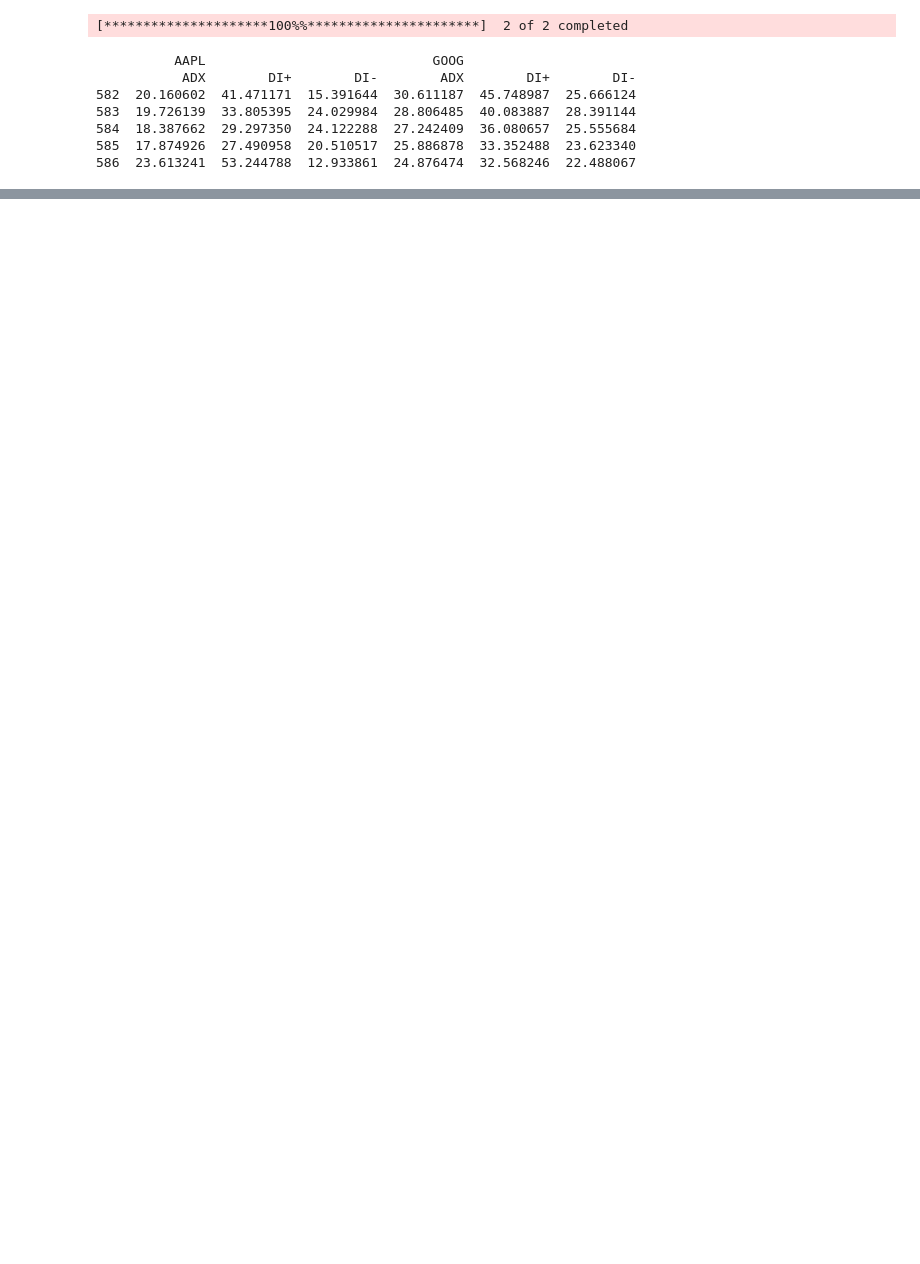
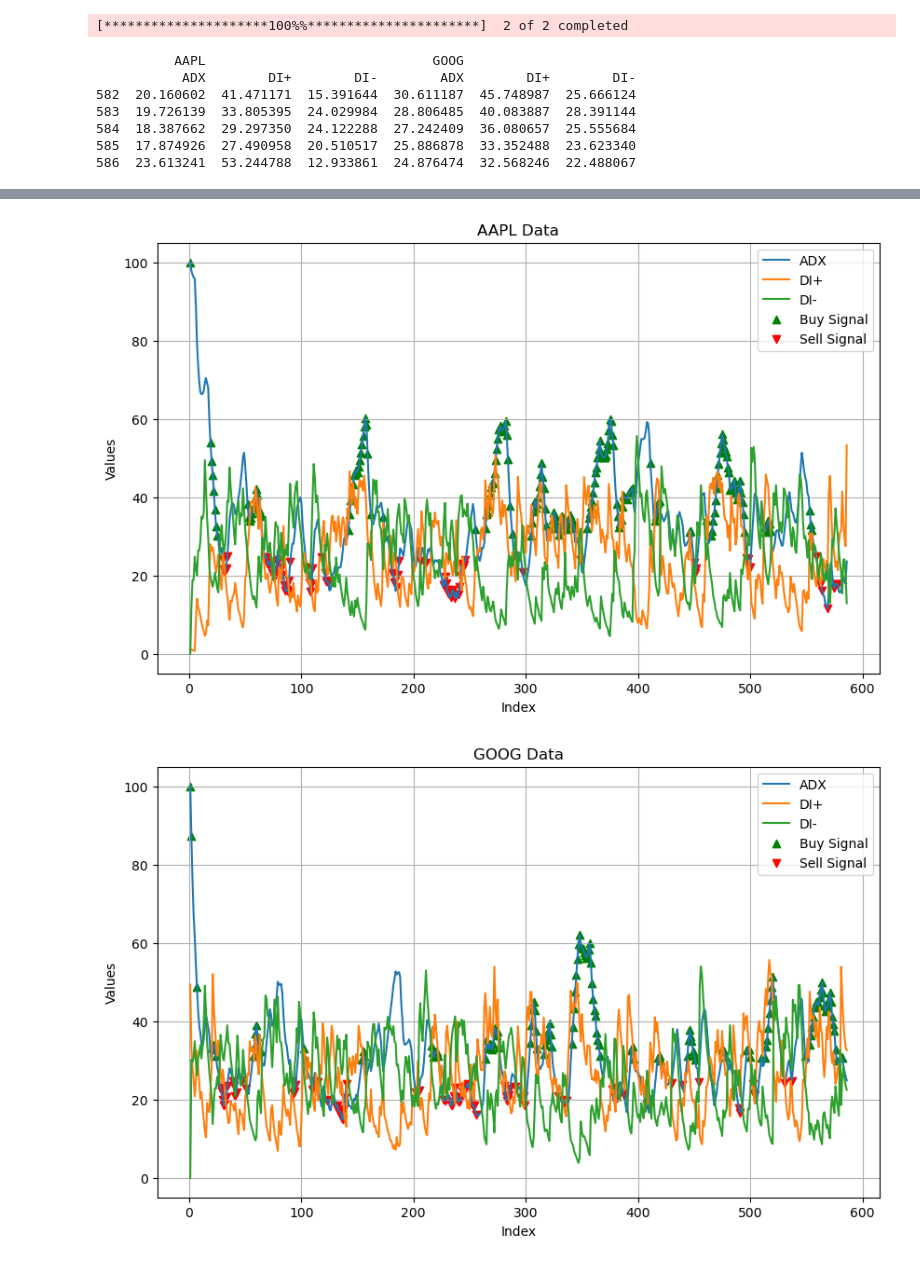
Before and after one commit to mburley127/TradingIndicators, a Jupyter notebook: IndicatorAnalysis/ADX.ipynb, the cells around one changed output, grey strips where cells are left out. Drawn from its saved outputs; the diff is of its cells as text; code cells hidden in the pictures; blank space fills up the shorter version.

```diff
--- a/IndicatorAnalysis/ADX.ipynb
+++ b/IndicatorAnalysis/ADX.ipynb
@@ -61,0 +75,26 @@ Tickers with potential SELL signals:
+# %%
+### Plot ADX with Indicators
+# Iterate through tickers to plot each ticker's data
+for t in tickers:
+    plt.figure(figsize=(10, 6))
+    plt.plot(adx_df.index, adx_df[t, 'ADX'], label='ADX')
+    plt.plot(adx_df.index, adx_df[t, 'DI+'], label='DI+')
+    plt.plot(adx_df.index, adx_df[t, 'DI-'], label='DI-')
+
+    # Plot Buy Signals
+    buy_indices = adx_df.index[adx_df[f"{t}_Signal"] == 'BUY']
+    plt.scatter(buy_indices, adx_df[adx_df[f"{t}_Signal"] == 'BUY'][t, 'ADX'], color='green', marker='^', label='Buy Signal')
+
+    # Plot Sell Signals
+    sell_indices = adx_df.index[adx_df[f"{t}_Signal"] == 'SELL']
+    plt.scatter(sell_indices, adx_df[adx_df[f"{t}_Signal"] == 'SELL'][t, 'ADX'], color='red', marker='v', label='Sell Signal')
+
+    plt.xlabel('Index')
+    plt.ylabel('Values')
+    plt.title(f'{t} Data')
+    plt.legend()
+    plt.grid(True)
+    plt.show()
+# %% [output]
+[figure, added]
+[figure, added]
```
Also changed, not shown: parts of 3 cells of this notebook.
